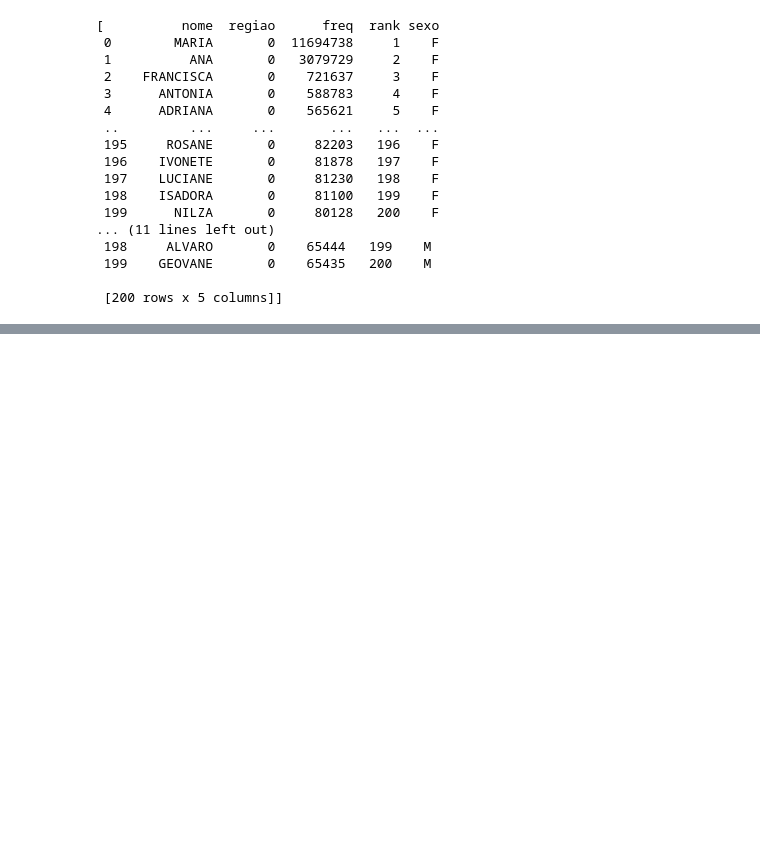
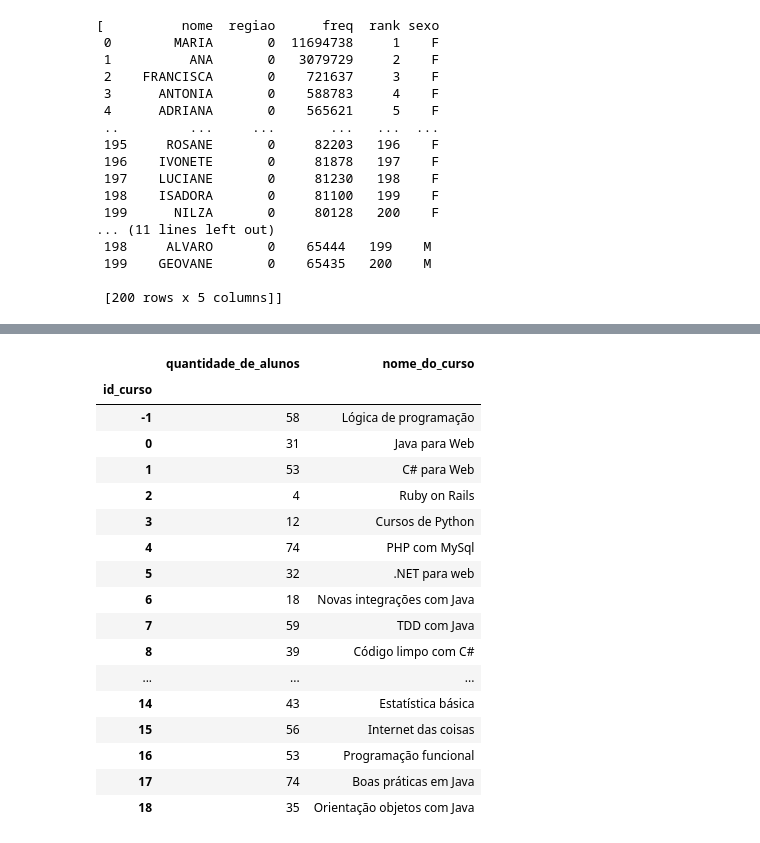
Before and after one commit to luizevans/luizevans, a Jupyter notebook: Pandas_Entrada_e_Saida.ipynb, the cells around one changed output, grey strips where cells are left out. Cells and saved outputs as stored; diff of their text form; code cells hidden in the pictures; blank space fills up the shorter version.

```diff
--- a/Pandas_Entrada_e_Saida.ipynb
+++ b/Pandas_Entrada_e_Saida.ipynb
@@ -68,0 +222,3 @@ nomes.sample(5)
+# %%
+# Como setar um novo index
+cursos = cursos.set_index('id')
@@ -68,0 +317,14 @@ nomes.sample(5)
+# %%
+todas_matriculas = []
+x = np.random.rand(20)
+prob = x / sum(x)
+# %%
+from pandas._libs.algos import take_2d_axis0_object_object
+for index, row in nomes.iterrows():
+  id = row.id_aluno
+  matriculas = row.matriculas
+  for i in range(matriculas):
+    mat = [id, np.random.choice(cursos.index, p = prob)]
+    todas_matriculas.append(mat)
+
+matriculas = pd.DataFrame(todas_matriculas, columns = ['id_aluno', 'id_curso'])
@@ -68,0 +340,21 @@ nomes.sample(5)
+# %%
+matriculas.groupby('id_curso').count().join(cursos['nome_do_curso']).rename(columns={'id_aluno': 'quantidade_de_alunos'})
+# %% [output]
+|  | quantidade_de_alunos | nome_do_curso |
+| id_curso |  |  |
+| -1 | 58 | Lógica de programação |
+| 0 | 31 | Java para Web |
+| 1 | 53 | C# para Web |
+| 2 | 4 | Ruby on Rails |
+| 3 | 12 | Cursos de Python |
+| 4 | 74 | PHP com MySql |
+| 5 | 32 | .NET para web |
+| 6 | 18 | Novas integrações com Java |
+| 7 | 59 | TDD com Java |
+| 8 | 39 | Código limpo com C# |
+| ... | ... | ... |
+| 14 | 43 | Estatística básica |
+| 15 | 56 | Internet das coisas |
+| 16 | 53 | Programação funcional |
+| 17 | 74 | Boas práticas em Java |
+| 18 | 35 | Orientação objetos com Java |
```
Also changed, not shown: parts of 82 cells of this notebook.
